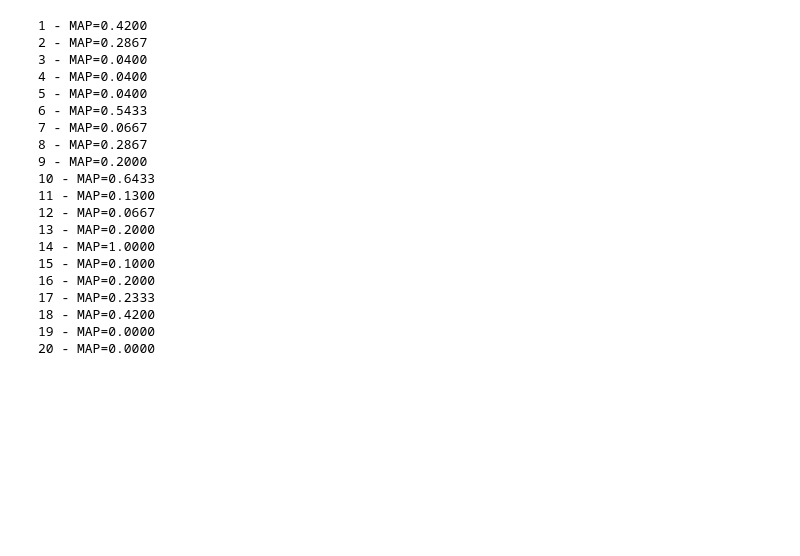
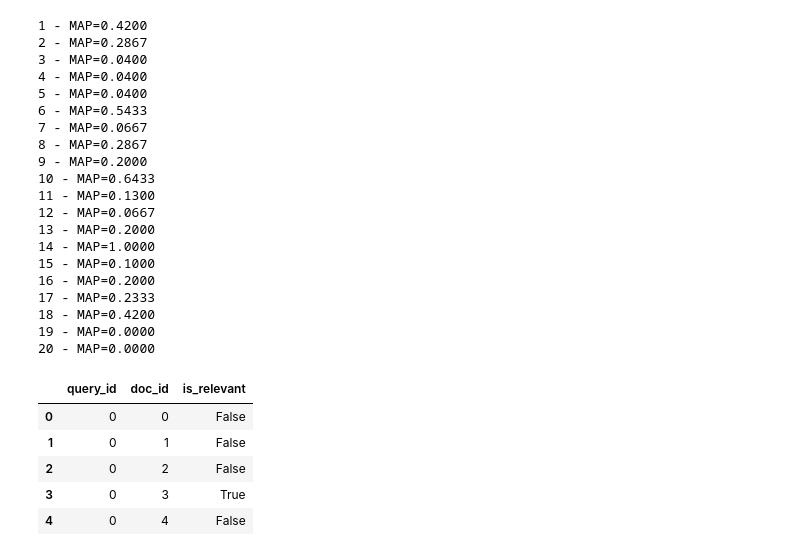
Before and after one commit to Enoch2090/DARWIN, a Jupyter notebook: Baseline/result.ipynb, the cells around one changed output. Saved outputs shown, nothing was run; the diff lists cells and outputs as text; code cells hidden in the pictures; blank space fills up the shorter version.

```diff
--- a/Baseline/result.ipynb
+++ b/Baseline/result.ipynb
@@ -121,3 +122,16 @@ for k, v in results_mark.items():
 18 - MAP=0.4200
 19 - MAP=0.0000
 20 - MAP=0.0000
+# %%
+import json
+with open("../interface/annotation_dmml-1639538250-808792.json", "r") as f:
+    new_result = json.load(f)
+new_result_df = pd.DataFrame(new_result)
+new_result_df.head()
+# %% [output]
+|  | query_id | doc_id | is_relevant |
+| 0 | 0 | 0 | False |
+| 1 | 0 | 1 | False |
+| 2 | 0 | 2 | False |
+| 3 | 0 | 3 | True |
+| 4 | 0 | 4 | False |
```
Also changed, not shown: parts of 4 cells of this notebook, 4 other files.
